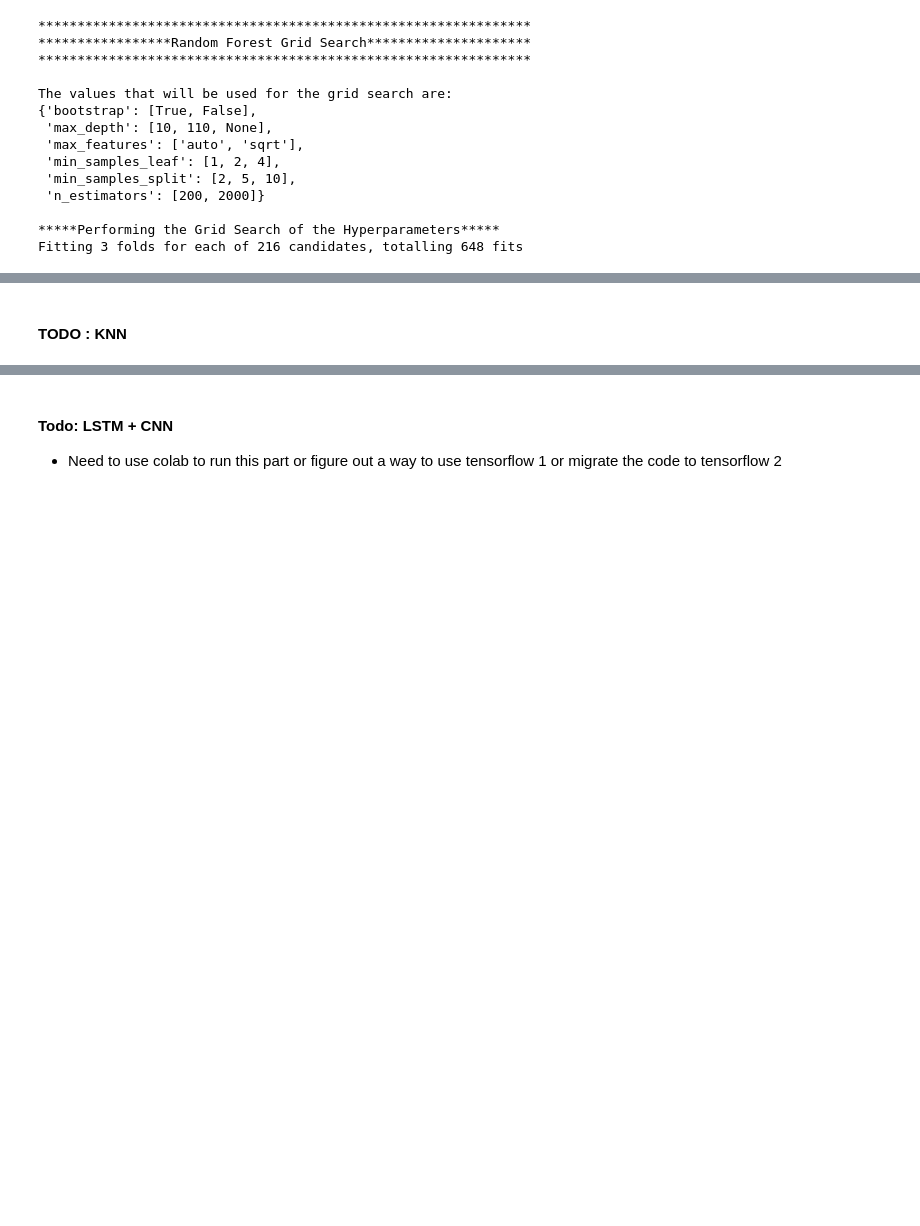
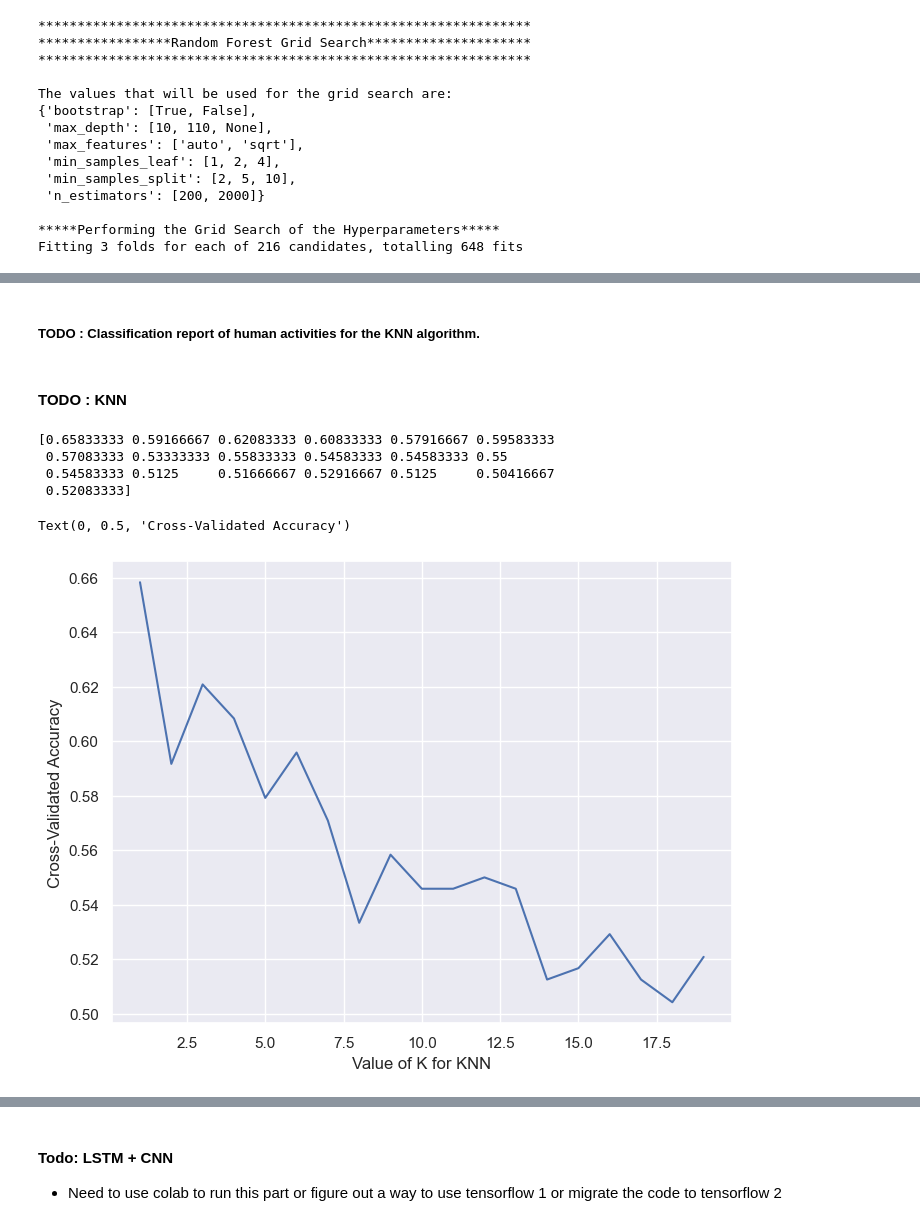
Before and after one commit to yalda-amirsoleymani/har-dataset-processing, a Jupyter notebook: data_preprocessing.ipynb, the cells around one changed output, grey strips where cells are left out. Saved outputs shown, nothing was run; the diff lists cells and outputs as text; code cells hidden in the pictures; blank space fills up the shorter version.

Commit message:
Add KNN - need to improved accuracy

```diff
--- a/data_preprocessing.ipynb
+++ b/data_preprocessing.ipynb
@@ -737,0 +757,2 @@ F1 Score: [0.9047619  0.89473684 0.8       ]
+# %% [markdown]
+##### TODO : Classification report of human activities for the KNN algorithm.
@@ -738,2 +762,30 @@ F1 Score: [0.9047619  0.89473684 0.8       ]
 # %% [markdown]
 #### TODO : KNN
+# %%
+from sklearn.neighbors import KNeighborsClassifier
+from sklearn import metrics
+from sklearn.feature_selection import SelectKBest,chi2
+from tslearn.metrics import dtw
+
+
+k_range = list(range(1, 20))
+param_grid = dict(n_neighbors=k_range)
+knn = KNeighborsClassifier() #10 / 20
+grid = GridSearchCV(knn, param_grid, cv=10, scoring='accuracy', return_train_score=False)
+grid.fit(X_train,y_train)
+
+grid_mean_scores = grid.cv_results_['mean_test_score']
+print(grid_mean_scores)
+
+# y_pred = knn.predict(X_test)
+# print(metrics.accuracy_score(y_test, y_pred))
+plt.plot(k_range, grid_mean_scores)
+plt.xlabel('Value of K for KNN')
+plt.ylabel('Cross-Validated Accuracy')
+# %% [output]
+[0.65833333 0.59166667 0.62083333 0.60833333 0.57916667 0.59583333
+ 0.57083333 0.53333333 0.55833333 0.54583333 0.54583333 0.55
+ 0.54583333 0.5125     0.51666667 0.52916667 0.5125     0.50416667
+ 0.52083333]
+Text(0, 0.5, 'Cross-Validated Accuracy')
+[figure, added]
```
Also changed, not shown: parts of 20 cells of this notebook.
